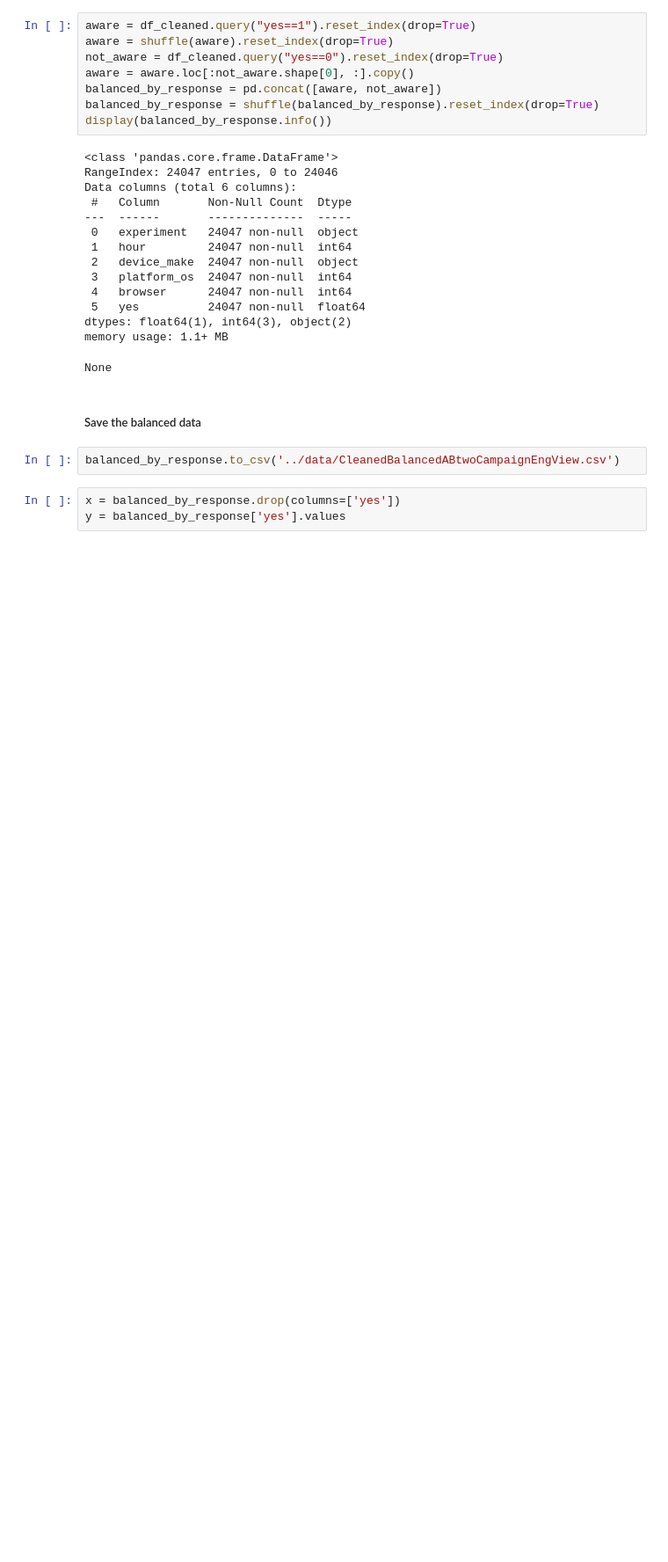
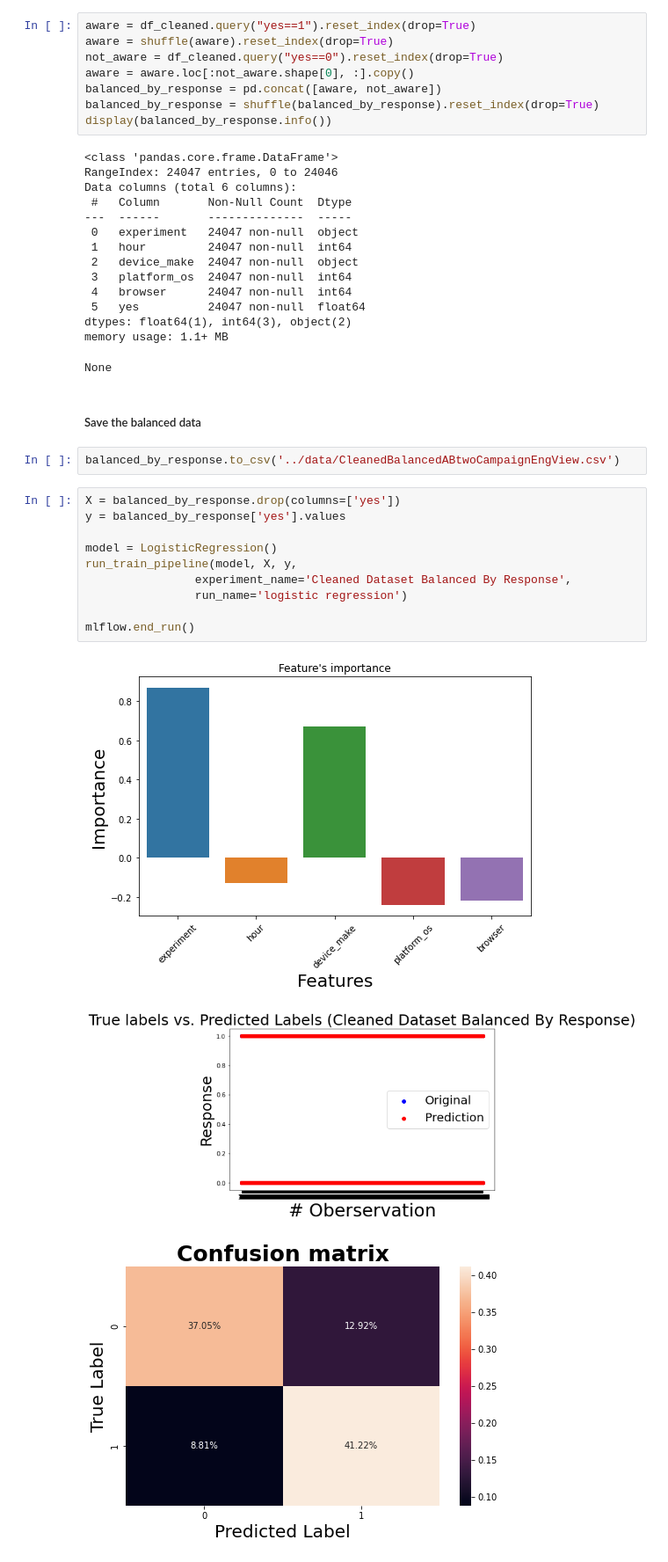
Before and after one commit to YasabnehT/A-B-Hypothesis-Testing, a Jupyter notebook: notebooks/modeling_new_data.ipynb, the cells around one changed output. Shown at 88% size. Cells and saved outputs as stored; diff of their text form; blank space fills up the shorter version.

Commit message:
Modeling done on the new dataset

```diff
--- a/notebooks/modeling_new_data.ipynb
+++ b/notebooks/modeling_new_data.ipynb
@@ -340,5 +340,16 @@ None
 # %%
 balanced_by_response.to_csv('../data/CleanedBalancedABtwoCampaignEngView.csv')
 # %%
-x = balanced_by_response.drop(columns=['yes'])
+X = balanced_by_response.drop(columns=['yes'])
 y = balanced_by_response['yes'].values
+
+model = LogisticRegression()
+run_train_pipeline(model, X, y,
+                experiment_name='Cleaned Dataset Balanced By Response',
+                run_name='logistic regression')
+
+mlflow.end_run()
+# %% [output]
+[figure, added]
+[figure, added]
+[figure, added]
```
Also changed, not shown: parts of 2 cells of this notebook, 11 other files.
